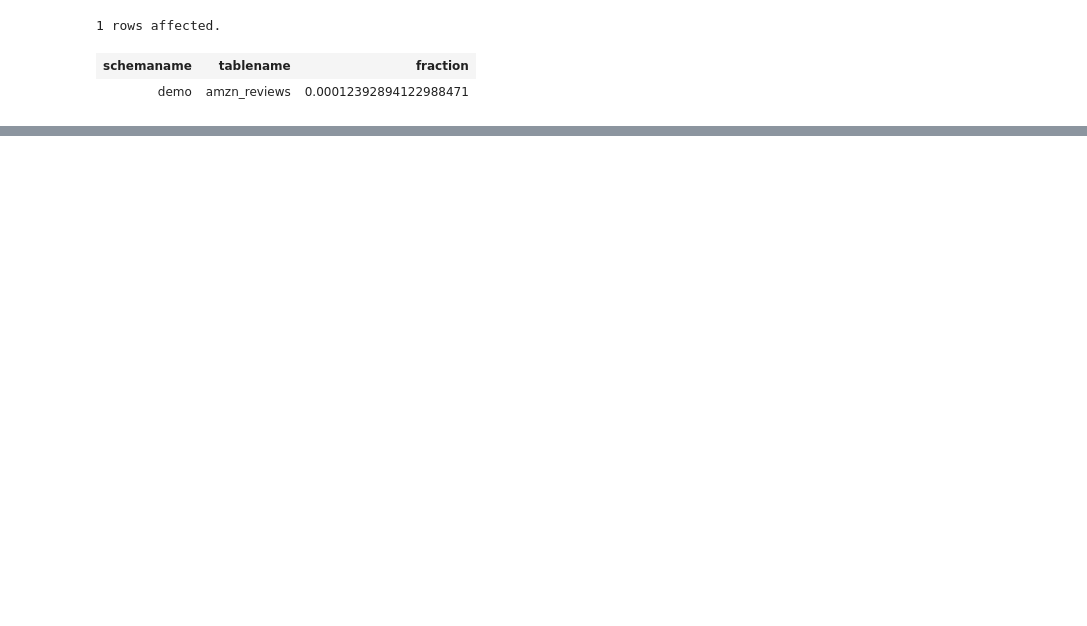
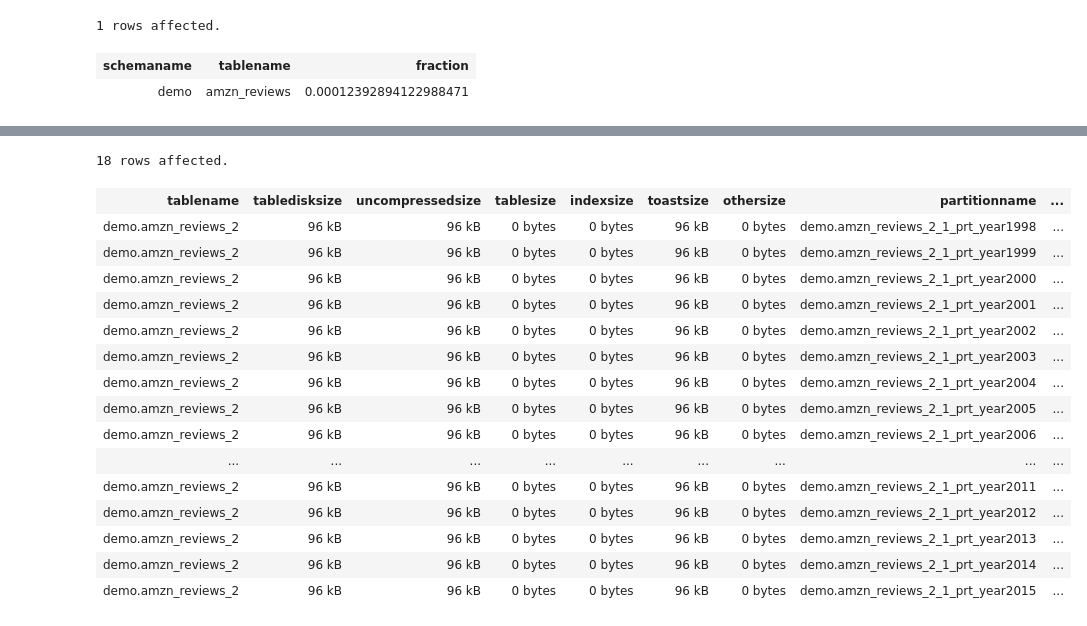
Before and after one commit to cantzakas/gp-demo-aws, a Jupyter notebook: GP-demo-2.ipynb, the cells around one changed output, grey strips where cells are left out. Cells and saved outputs as stored; diff of their text form; code cells hidden in the pictures; blank space fills up the shorter version.

```diff
--- a/GP-demo-2.ipynb
+++ b/GP-demo-2.ipynb
@@ -265,0 +331,21 @@ SELECT tableoid::regclass, count(*) FROM demo.amzn_reviews_v2 GROUP BY 1 ORDER B
+# %%
+query = !cat script/5-3-partitioned-table-size-disk.sql
+%sql $DB_USER@$DB_SERVER {''.join(query)}
+# %% [output]
+18 rows affected.
+| tablename | tabledisksize | uncompressedsize | tablesize | indexsize | toastsize | othersize | partitionname | ... |
+| demo.amzn_reviews_2 | 96 kB | 96 kB | 0 bytes | 0 bytes | 96 kB | 0 bytes | demo.amzn_reviews_2_1_prt_year1998 | ... |
+| demo.amzn_reviews_2 | 96 kB | 96 kB | 0 bytes | 0 bytes | 96 kB | 0 bytes | demo.amzn_reviews_2_1_prt_year1999 | ... |
+| demo.amzn_reviews_2 | 96 kB | 96 kB | 0 bytes | 0 bytes | 96 kB | 0 bytes | demo.amzn_reviews_2_1_prt_year2000 | ... |
+| demo.amzn_reviews_2 | 96 kB | 96 kB | 0 bytes | 0 bytes | 96 kB | 0 bytes | demo.amzn_reviews_2_1_prt_year2001 | ... |
+| demo.amzn_reviews_2 | 96 kB | 96 kB | 0 bytes | 0 bytes | 96 kB | 0 bytes | demo.amzn_reviews_2_1_prt_year2002 | ... |
+| demo.amzn_reviews_2 | 96 kB | 96 kB | 0 bytes | 0 bytes | 96 kB | 0 bytes | demo.amzn_reviews_2_1_prt_year2003 | ... |
+| demo.amzn_reviews_2 | 96 kB | 96 kB | 0 bytes | 0 bytes | 96 kB | 0 bytes | demo.amzn_reviews_2_1_prt_year2004 | ... |
+| demo.amzn_reviews_2 | 96 kB | 96 kB | 0 bytes | 0 bytes | 96 kB | 0 bytes | demo.amzn_reviews_2_1_prt_year2005 | ... |
+| demo.amzn_reviews_2 | 96 kB | 96 kB | 0 bytes | 0 bytes | 96 kB | 0 bytes | demo.amzn_reviews_2_1_prt_year2006 | ... |
+| ... | ... | ... | ... | ... | ... | ... | ... | ... |
+| demo.amzn_reviews_2 | 96 kB | 96 kB | 0 bytes | 0 bytes | 96 kB | 0 bytes | demo.amzn_reviews_2_1_prt_year2011 | ... |
+| demo.amzn_reviews_2 | 96 kB | 96 kB | 0 bytes | 0 bytes | 96 kB | 0 bytes | demo.amzn_reviews_2_1_prt_year2012 | ... |
+| demo.amzn_reviews_2 | 96 kB | 96 kB | 0 bytes | 0 bytes | 96 kB | 0 bytes | demo.amzn_reviews_2_1_prt_year2013 | ... |
+| demo.amzn_reviews_2 | 96 kB | 96 kB | 0 bytes | 0 bytes | 96 kB | 0 bytes | demo.amzn_reviews_2_1_prt_year2014 | ... |
+| demo.amzn_reviews_2 | 96 kB | 96 kB | 0 bytes | 0 bytes | 96 kB | 0 bytes | demo.amzn_reviews_2_1_prt_year2015 | ... |
```
Also changed, not shown: parts of 57 cells of this notebook, 2 other files.
